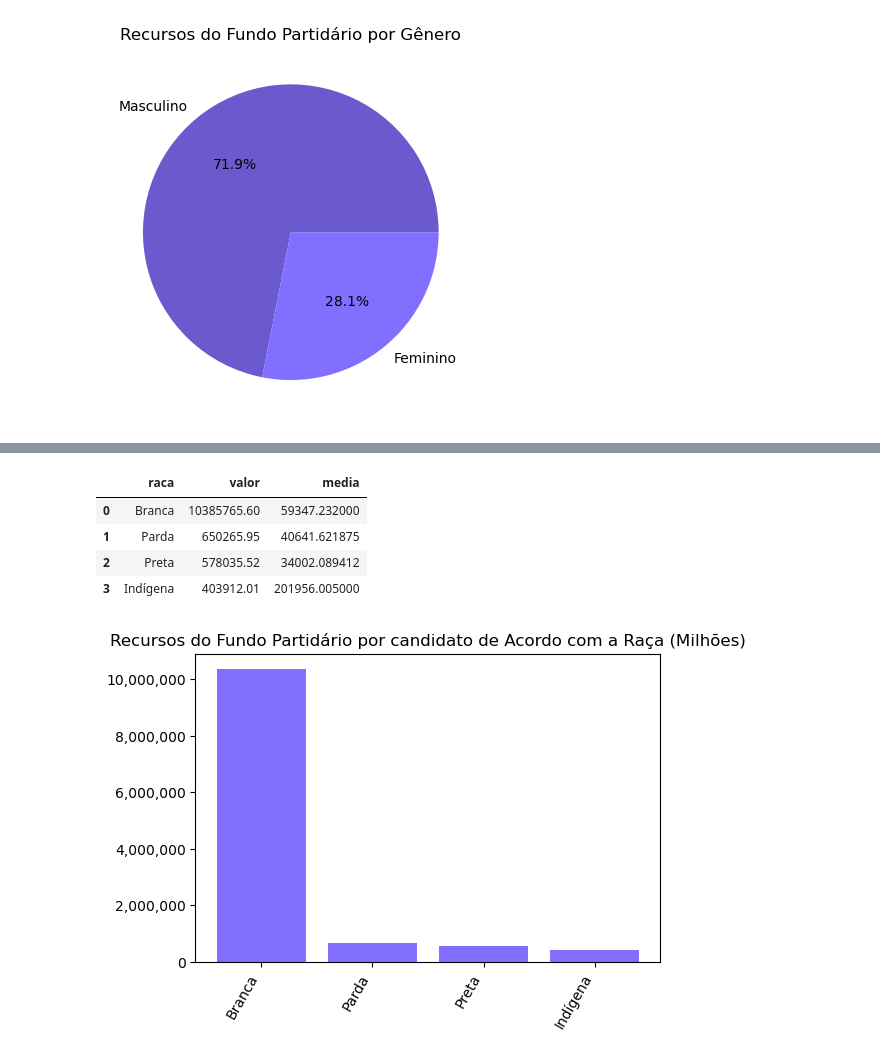
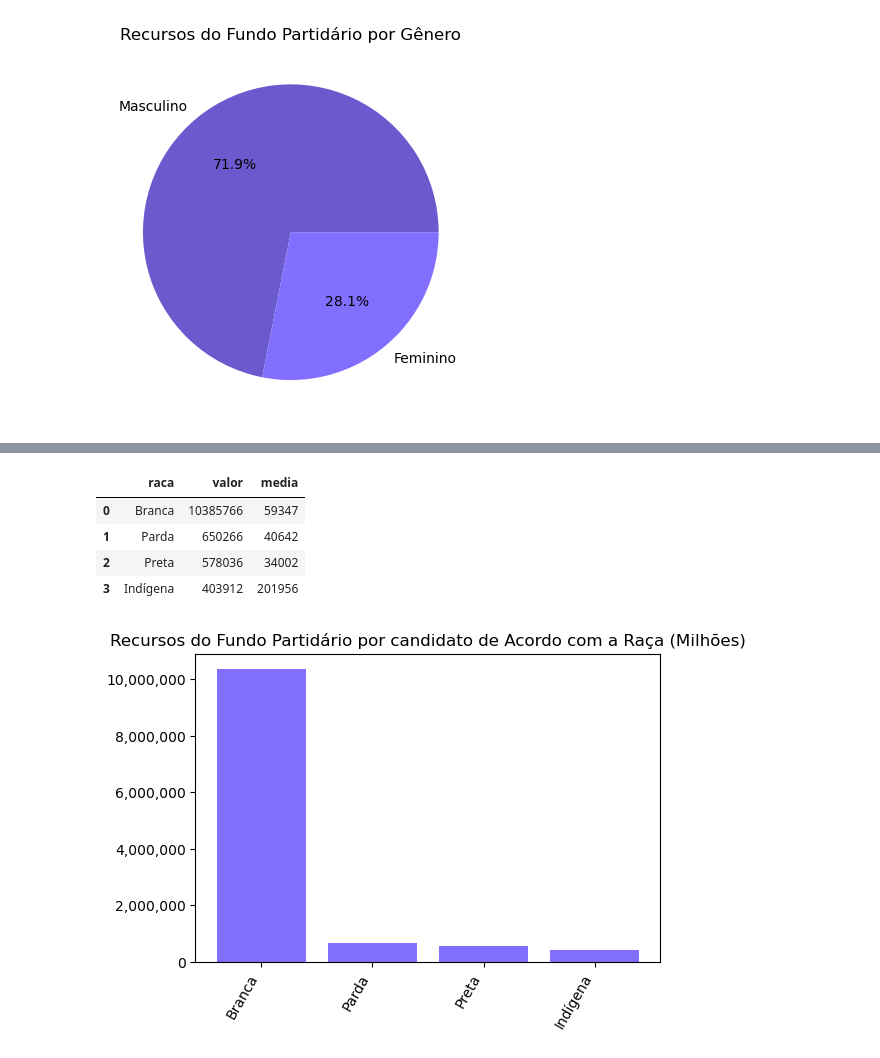
Before and after one commit to devBino/analise_dados_cases, a Jupyter notebook: prestacao_contas_partidos/rio_grande_do_sul/analise.ipynb, the cells around one changed output, grey strips where cells are left out. Saved outputs shown, nothing was run; the diff lists cells and outputs as text; code cells hidden in the pictures.

```diff
--- a/prestacao_contas_partidos/rio_grande_do_sul/analise.ipynb
+++ b/prestacao_contas_partidos/rio_grande_do_sul/analise.ipynb
@@ -41,6 +43,8 @@ from datetime import datetime
 warnings.filterwarnings('ignore')
 locale.setlocale(locale.LC_ALL, 'pt_BR.UTF-8')
 
+pd.set_option('display.float_format', lambda x: '%.0f' % x)
+
 # plt.style.use('bmh')
 slateBlue = '#6A5ACD'
 slateBlue1 = '#836FFF'
@@ -179,0 +294,3 @@ A maior fonte receita foi FUNDO ESPECIAL
+# %%
+grupo = receitas[['NM_DOADOR','VR_RECEITA']].groupby('NM_DOADOR').sum().sort_values(by='VR_RECEITA', ascending=False)
+grupo.head()
@@ -179,0 +318,6 @@ A maior fonte receita foi FUNDO ESPECIAL
+# %%
+total = len(grupo)
+media = grupo['VR_RECEITA'].mean()
+std = grupo['VR_RECEITA'].std()
+min = grupo['VR_RECEITA'].min()
+max = grupo['VR_RECEITA'].max()
@@ -246,29 +453,29 @@ Por outro lado a média para candidatas foi de R$ 7.342,57
 # %%
 fund_part = receitas[ receitas['DS_FONTE_RECEITA'] == 'FUNDO PARTIDARIO' ]
 dados_plot = fund_part[['DS_COR_RACA','VR_RECEITA']].groupby('DS_COR_RACA').sum().sort_values(by='VR_RECEITA', ascending=False)
 
 info_raca = []
 
 for r in fund_part['DS_COR_RACA'].unique():
     regs_r = fund_part[ fund_part['DS_COR_RACA'] == r ]
     valor = regs_r['VR_RECEITA'].sum()
     candidatos = len( regs_r['NM_CANDIDATO'].unique() )
     media = valor / candidatos
 
     info_raca.append({
         'raca':r,
         'valor':valor,
         'media':media
     })
 
-df_info_raca = pd.DataFrame(info_raca)
+grupo = pd.DataFrame(info_raca)
 
-display(df_info_raca)
+display(grupo)
 # %% [output]
 |  | raca | valor | media |
-| 0 | Branca | 10385765.60 | 59347.232000 |
-| 1 | Parda | 650265.95 | 40641.621875 |
-| 2 | Preta | 578035.52 | 34002.089412 |
-| 3 | Indígena | 403912.01 | 201956.005000 |
+| 0 | Branca | 10385766 | 59347 |
+| 1 | Parda | 650266 | 40642 |
+| 2 | Preta | 578036 | 34002 |
+| 3 | Indígena | 403912 | 201956 |
 # %%
 fig, ax = plt.subplots(figsize=(6,4))
```
Also changed, not shown: parts of 30 cells of this notebook.
